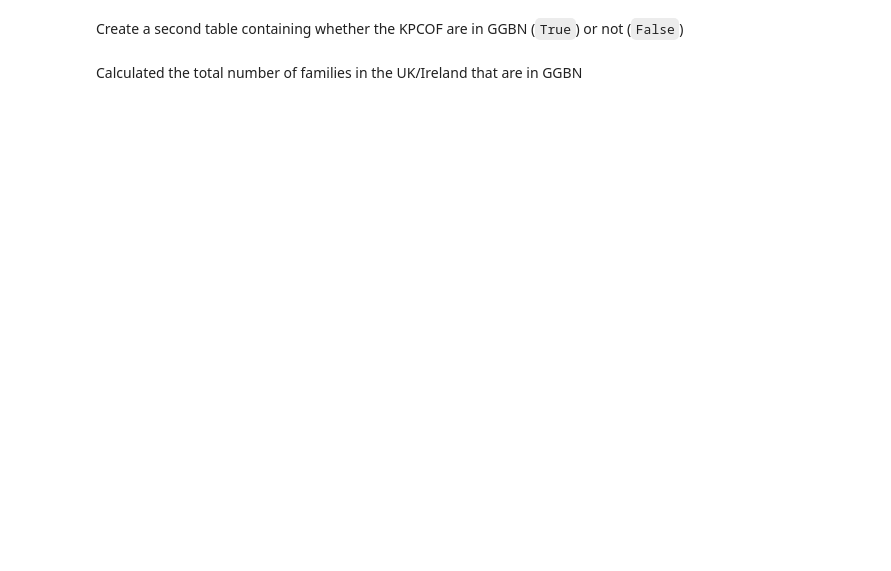
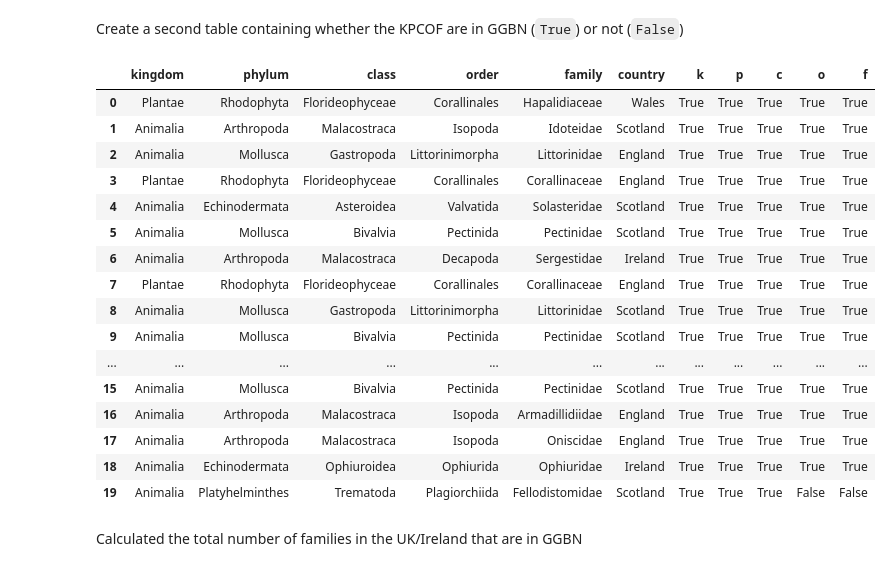
Before and after one commit to amdevine/gbif-analysis-uk-ireland, a Jupyter notebook: UK Ireland Analysis.ipynb, the cells around one changed output. Cells and saved outputs as stored; diff of their text form; code cells hidden in the pictures; blank space fills up the shorter version.

```diff
--- a/UK Ireland Analysis.ipynb
+++ b/UK Ireland Analysis.ipynb
@@ -212,11 +313,29 @@ Create a second table containing whether the KPCOF are in GGBN (`True`) or not (
 # %%
 inggbn = uk.loc[:, 'kingdom':'country']
 inggbn['k'] = uk['kingdom'].isin(ggbn.kingdom)
 inggbn['p'] = uk['phylum'].isin(ggbn.phylum)
 inggbn['c'] = uk['class'].isin(ggbn['class'])
 inggbn['o'] = uk['order'].isin(ggbn['order'])
 inggbn['f'] = uk['family'].isin(ggbn.family)
-inggbn.head()
+inggbn.head(20)
+# %% [output]
+|  | kingdom | phylum | class | order | family | country | k | p | c | o | f |
+| 0 | Plantae | Rhodophyta | Florideophyceae | Corallinales | Hapalidiaceae | Wales | True | True | True | True | True |
+| 1 | Animalia | Arthropoda | Malacostraca | Isopoda | Idoteidae | Scotland | True | True | True | True | True |
+| 2 | Animalia | Mollusca | Gastropoda | Littorinimorpha | Littorinidae | England | True | True | True | True | True |
+| 3 | Plantae | Rhodophyta | Florideophyceae | Corallinales | Corallinaceae | England | True | True | True | True | True |
+| 4 | Animalia | Echinodermata | Asteroidea | Valvatida | Solasteridae | Scotland | True | True | True | True | True |
+| 5 | Animalia | Mollusca | Bivalvia | Pectinida | Pectinidae | Scotland | True | True | True | True | True |
+| 6 | Animalia | Arthropoda | Malacostraca | Decapoda | Sergestidae | Ireland | True | True | True | True | True |
+| 7 | Plantae | Rhodophyta | Florideophyceae | Corallinales | Corallinaceae | England | True | True | True | True | True |
+| 8 | Animalia | Mollusca | Gastropoda | Littorinimorpha | Littorinidae | Scotland | True | True | True | True | True |
+| 9 | Animalia | Mollusca | Bivalvia | Pectinida | Pectinidae | Scotland | True | True | True | True | True |
+| ... | ... | ... | ... | ... | ... | ... | ... | ... | ... | ... | ... |
+| 15 | Animalia | Mollusca | Bivalvia | Pectinida | Pectinidae | Scotland | True | True | True | True | True |
+| 16 | Animalia | Arthropoda | Malacostraca | Isopoda | Armadillidiidae | England | True | True | True | True | True |
+| 17 | Animalia | Arthropoda | Malacostraca | Isopoda | Oniscidae | England | True | True | True | True | True |
+| 18 | Animalia | Echinodermata | Ophiuroidea | Ophiurida | Ophiuridae | Ireland | True | True | True | True | True |
+| 19 | Animalia | Platyhelminthes | Trematoda | Plagiorchiida | Fellodistomidae | Scotland | True | True | True | False | False |
 # %% [markdown]
 Calculated the total number of families in the UK/Ireland that are in GGBN
 # %%
```
Also changed, not shown: parts of 26 cells of this notebook.
